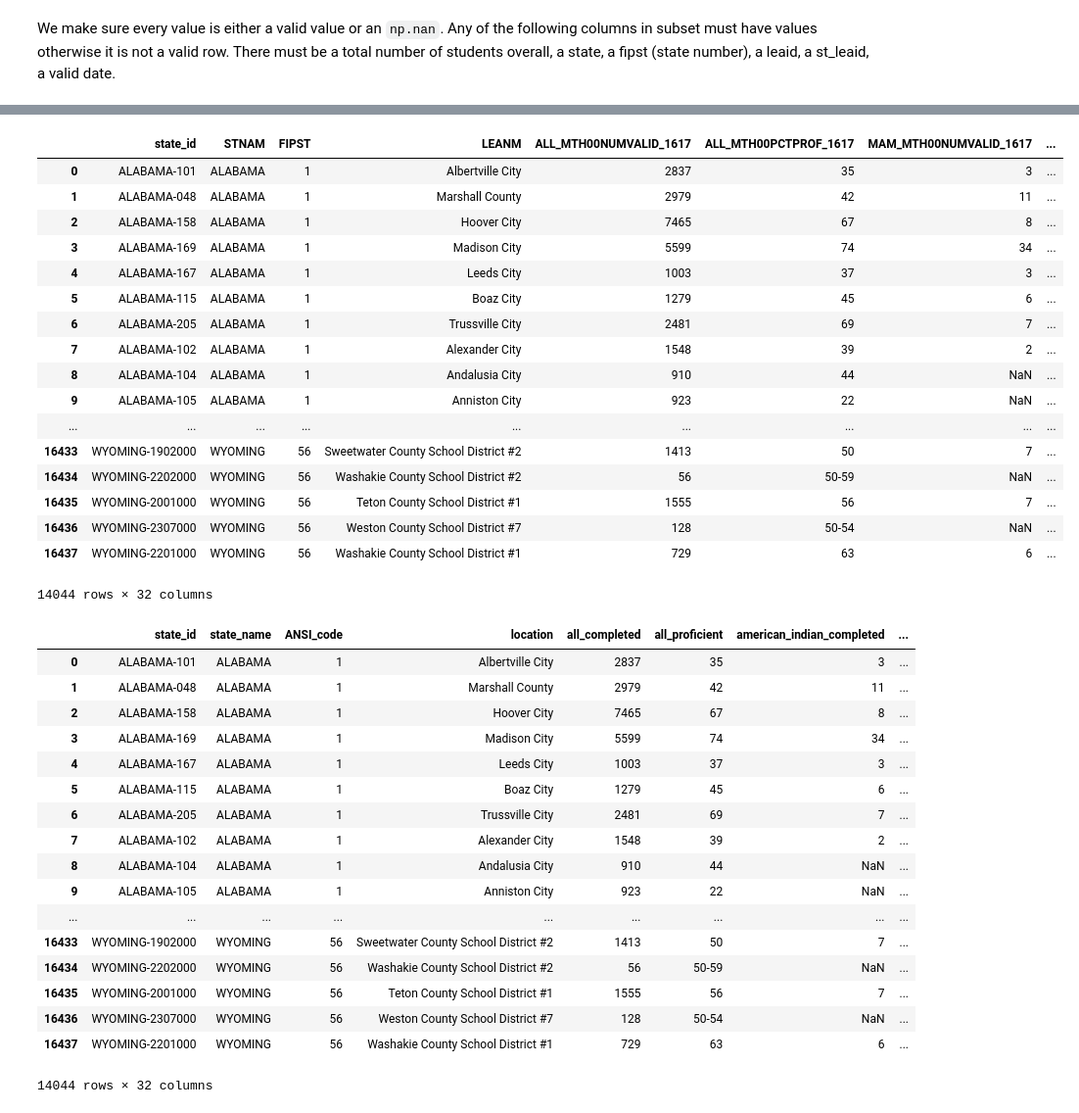
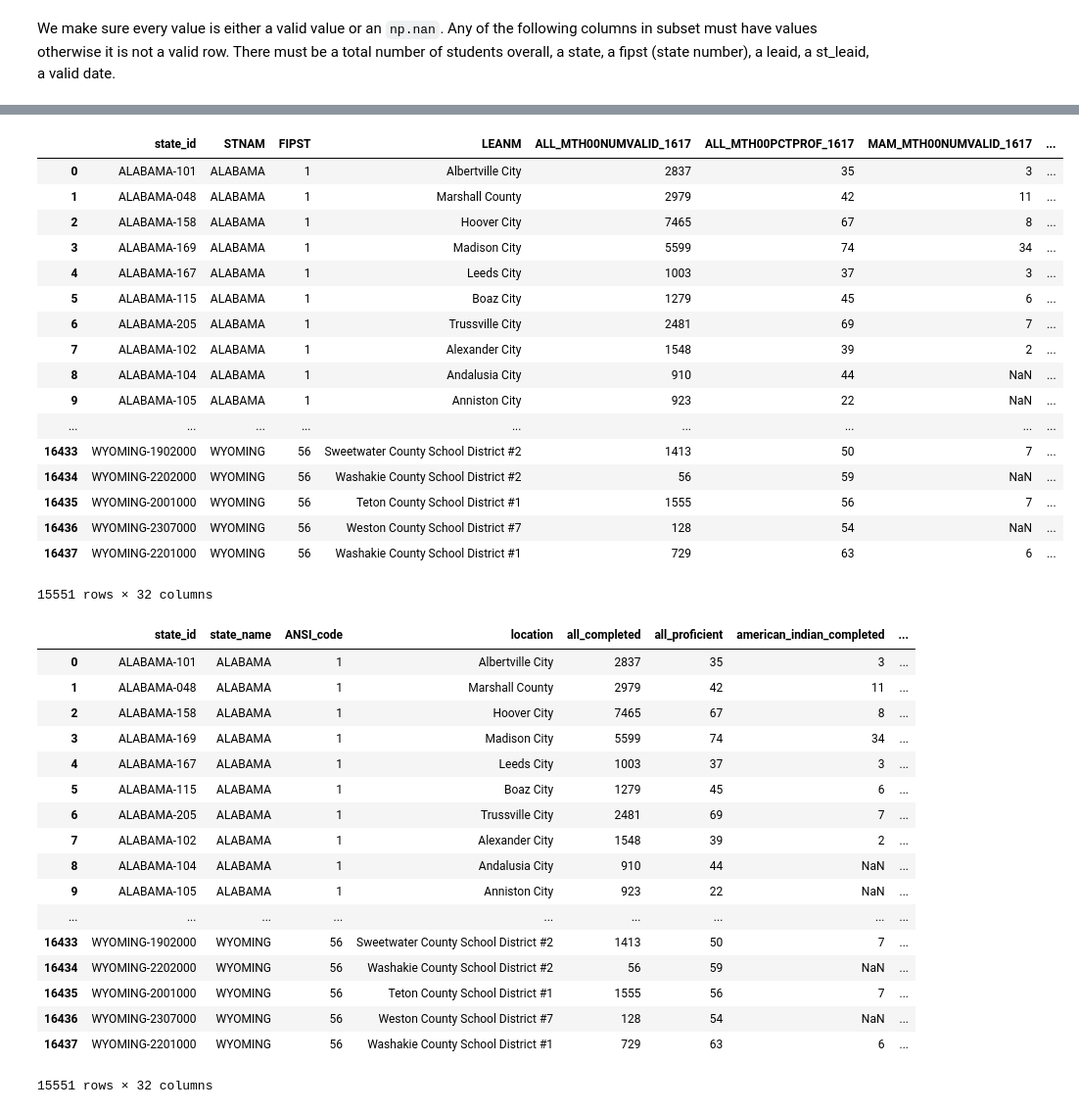
Before and after one commit to kannanfire/kannanfire.github.io, a Jupyter notebook: final_project.ipynb, the cells around one changed output, grey strips where cells are left out. Shown: that part at 98% size. Saved outputs shown, nothing was run; the diff lists cells and outputs as text; code cells hidden in the pictures.

````diff
--- a/final_project.ipynb
+++ b/final_project.ipynb
@@ -31,3 +31,18 @@ df.head()
 | 4 | ALABAMA | 1 | 100011 | AL-167 | Leeds City | 12-Apr-18 | 1003 | 37 | ... |
 # %% [markdown]
 We make sure every value is either a valid value or an ``` np.nan ```. Any of the following columns in subset must have values otherwise it is not a valid row. There must be a total number of students overall, a state, a fipst (state number), a leaid, a st_leaid, a valid date.
+# %%
+dt = df.copy()
+
+arr = dt.apply(lambda e : (e.STNAM + e.ST_LEAID[2:]), axis=1)
+dt = dt.assign(state_id=arr)
+dt = dt.replace('NaN', np.nan)
+dt = dt.replace('PS', np.nan)
+# dt = dt.replace({'LE': '<=', 'GE': '>=', 'GT': '>', 'LT': '<', '\.': np.nan, 'n/a': np.nan}, regex=True)
+print(dt.loc[[2177]])
+dt = dt.replace({'LE': '', 'GE': '', 'GT': '', 'LT': '', '\.': np.nan, 'n/a': np.nan,
+                r'14-Oct':'14', r'9-Jun': '9', r'19-Nov': '9', '\d+\-': ''}, regex=True)
+
+# we take the middle value in these ranges since they are misrepresented dates
+
+# dt.head()
@@ -34,46 +67,38 @@
 # %%
-dt = df.copy()
-
-arr = dt.apply(lambda e : (e.STNAM + e.ST_LEAID[2:]), axis=1)
-dt = dt.assign(state_id=arr)
-dt = dt.replace('NaN', np.nan)
-dt = dt.replace('PS', np.nan)
-# dt = dt.replace({'LE': '<=', 'GE': '>=', 'GT': '>', 'LT': '<', '\.': np.nan, 'n/a': np.nan}, regex=True)
-dt = dt.replace({'LE': np.nan, 'GE\d': np.nan, 'GT\d': np.nan, 'LT\d': np.nan, '\.': np.nan, 'n/a': np.nan}, regex=True)
 dt = dt.dropna(subset=['STNAM', 'LEANM', 'FIPST', 'LEAID', 'ST_LEAID', 'DATE_CUR', 'ALL_MTH00NUMVALID_1617', 'ALL_MTH00PCTPROF_1617'])
 
 # dt = dt.drop('STNAM', 1)
 # dt = dt.drop('FIPST', 1)
 dt = dt.drop('LEAID', 1)
 dt = dt.drop('ST_LEAID', 1)
 
 
 mid = dt['state_id']
 dt.drop(labels=['state_id'], axis=1,inplace = True)
 dt.insert(0, 'state_id', mid)
 
 dt = dt.drop('DATE_CUR', 1)
 
 dt
 # %% [output]
 |  | state_id | STNAM | FIPST | LEANM | ALL_MTH00NUMVALID_1617 | ALL_MTH00PCTPROF_1617 | MAM_MTH00NUMVALID_1617 | ... |
 | 0 | ALABAMA-101 | ALABAMA | 1 | Albertville City | 2837 | 35 | 3 | ... |
 | 1 | ALABAMA-048 | ALABAMA | 1 | Marshall County | 2979 | 42 | 11 | ... |
 | 2 | ALABAMA-158 | ALABAMA | 1 | Hoover City | 7465 | 67 | 8 | ... |
 | 3 | ALABAMA-169 | ALABAMA | 1 | Madison City | 5599 | 74 | 34 | ... |
 | 4 | ALABAMA-167 | ALABAMA | 1 | Leeds City | 1003 | 37 | 3 | ... |
 | 5 | ALABAMA-115 | ALABAMA | 1 | Boaz City | 1279 | 45 | 6 | ... |
 | 6 | ALABAMA-205 | ALABAMA | 1 | Trussville City | 2481 | 69 | 7 | ... |
 | 7 | ALABAMA-102 | ALABAMA | 1 | Alexander City | 1548 | 39 | 2 | ... |
 | 8 | ALABAMA-104 | ALABAMA | 1 | Andalusia City | 910 | 44 | NaN | ... |
 | 9 | ALABAMA-105 | ALABAMA | 1 | Anniston City | 923 | 22 | NaN | ... |
 | ... | ... | ... | ... | ... | ... | ... | ... | ... |
 | 16433 | WYOMING-1902000 | WYOMING | 56 | Sweetwater County School District #2 | 1413 | 50 | 7 | ... |
-| 16434 | WYOMING-2202000 | WYOMING | 56 | Washakie County School District #2 | 56 | 50-59 | NaN | ... |
+| 16434 | WYOMING-2202000 | WYOMING | 56 | Washakie County School District #2 | 56 | 59 | NaN | ... |
 | 16435 | WYOMING-2001000 | WYOMING | 56 | Teton County School District #1 | 1555 | 56 | 7 | ... |
-| 16436 | WYOMING-2307000 | WYOMING | 56 | Weston County School District #7 | 128 | 50-54 | NaN | ... |
+| 16436 | WYOMING-2307000 | WYOMING | 56 | Weston County School District #7 | 128 | 54 | NaN | ... |
 | 16437 | WYOMING-2201000 | WYOMING | 56 | Washakie County School District #1 | 729 | 63 | 6 | ... |
-14044 rows × 32 columns
+15551 rows × 32 columns
 # %%
 df1 = dt.copy()
 
@@ -116,6 +141,7 @@ names = {
 
 df1.rename(inplace=True,columns=names)
 
+df1.all_proficient = df1.all_proficient.astype(int).fillna(np.nan)
 df1
 # %% [output]
 |  | state_id | state_name | ANSI_code | location | all_completed | all_proficient | american_indian_completed | ... |
@@ -131,11 +157,11 @@ df1
 | 9 | ALABAMA-105 | ALABAMA | 1 | Anniston City | 923 | 22 | NaN | ... |
 | ... | ... | ... | ... | ... | ... | ... | ... | ... |
 | 16433 | WYOMING-1902000 | WYOMING | 56 | Sweetwater County School District #2 | 1413 | 50 | 7 | ... |
-| 16434 | WYOMING-2202000 | WYOMING | 56 | Washakie County School District #2 | 56 | 50-59 | NaN | ... |
+| 16434 | WYOMING-2202000 | WYOMING | 56 | Washakie County School District #2 | 56 | 59 | NaN | ... |
 | 16435 | WYOMING-2001000 | WYOMING | 56 | Teton County School District #1 | 1555 | 56 | 7 | ... |
-| 16436 | WYOMING-2307000 | WYOMING | 56 | Weston County School District #7 | 128 | 50-54 | NaN | ... |
+| 16436 | WYOMING-2307000 | WYOMING | 56 | Weston County School District #7 | 128 | 54 | NaN | ... |
 | 16437 | WYOMING-2201000 | WYOMING | 56 | Washakie County School District #1 | 729 | 63 | 6 | ... |
-14044 rows × 32 columns
+15551 rows × 32 columns
 # %%
 df2 = df1.copy()
 
````
Also changed, not shown: parts of 2 cells of this notebook.
